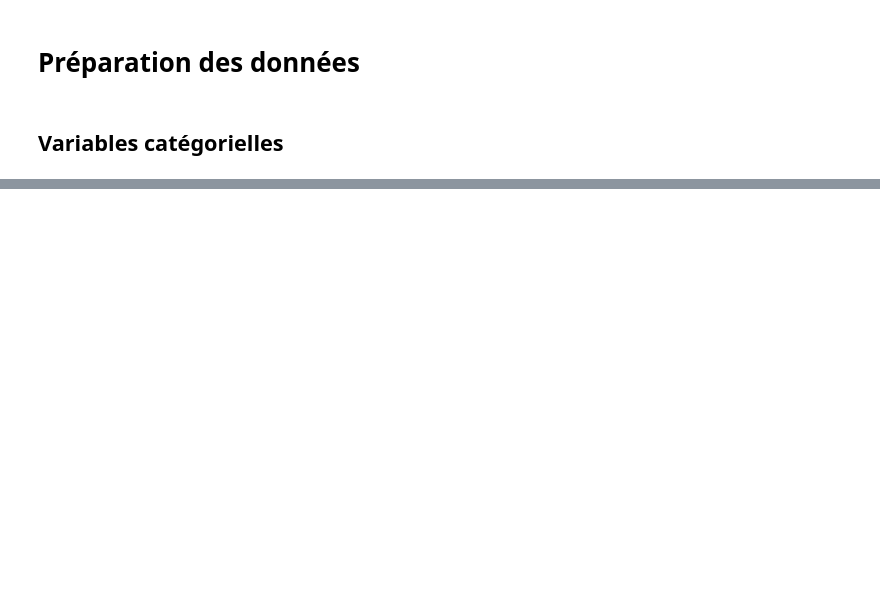
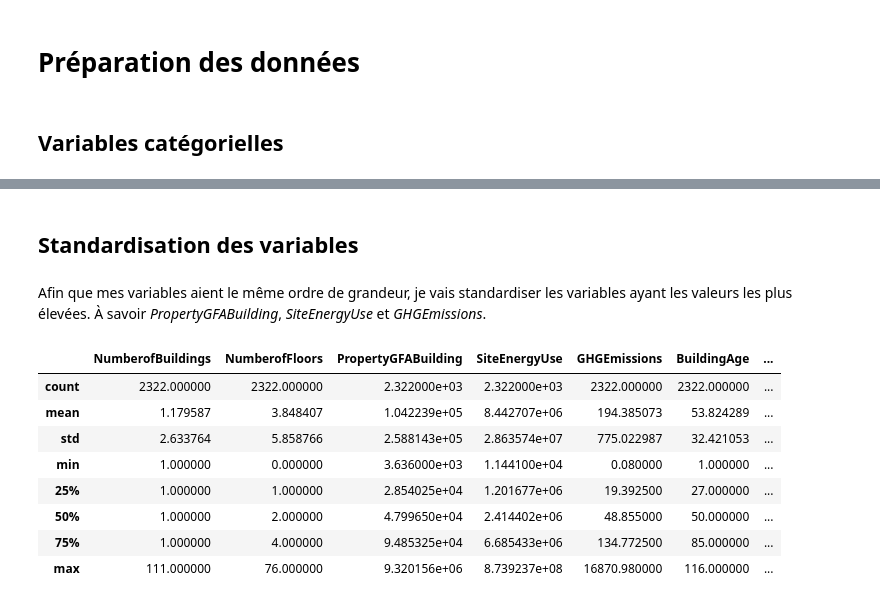
Before and after one commit to sebastienbourgeois/oc-p4-anticiper-besoin-consommation-batiments, a Jupyter notebook: Pelec_02_code.ipynb, the cells around one changed output, grey strips where cells are left out. Cells and saved outputs as stored; diff of their text form; code cells hidden in the pictures; blank space fills up the shorter version.

Commit message:
Préparation des données : modalités topées et standardisation des données

```diff
--- a/Pelec_02_code.ipynb
+++ b/Pelec_02_code.ipynb
@@ -84,0 +85,20 @@ variables_categorielles = []
+# %%
+s = (batiments_data_modeles.dtypes == 'object')
+variables_categorielles = list(s[s].index)
+# %%
+modalites_topees = pd.get_dummies(batiments_data_modeles[variables_categorielles], drop_first=True)
+batiments_data_topees = batiments_data_modeles.drop(columns=variables_categorielles)
+batiments_data_topees = pd.concat([batiments_data_topees, modalites_topees], axis=1)
+batiments_data_topees.rename(
+    columns={"BuildingType_Nonresidential COS": "BuildingType_NonResidential_COS",
+             "BuildingType_Nonresidential WA": "BuildingType_NonResidential_WA",
+             "BuildingType_SPS-District K-12": "BuildingType_SPS_District_K-12",
+             "Neighborhood_GREATER DUWAMISH": "Neighborhood_GREATER_DUWAMISH",
+             "Neighborhood_LAKE UNION": "Neighborhood_LAKE_UNION",
+             "Neighborhood_MAGNOLIA / QUEEN ANNE": "Neighborhood_MAGNOLIA_QUEEN_ANNE",
+             "GatheredPrimaryPropertyType_Medical and Care": "GatheredPrimaryPropertyType_Medical_and_Care",
+             "GatheredPrimaryPropertyType_Mixed Use Property": "GatheredPrimaryPropertyType_Mixed_Use_Property",
+             "GatheredPrimaryPropertyType_Residence Hall": "GatheredPrimaryPropertyType_Residence_Hall",
+             "GatheredPrimaryPropertyType_Self-Storage Facility": "GatheredPrimaryPropertyType_Self_Storage_Facility",
+             "GatheredPrimaryPropertyType_Worship Facility": "GatheredPrimaryPropertyType_Worship_Facility"},
+    inplace=True)
@@ -84,0 +134,16 @@ variables_categorielles = []
+# %% [markdown]
+## Standardisation des variables
+# %% [markdown]
+Afin que mes variables aient le même ordre de grandeur, je vais standardiser les variables ayant les valeurs les plus élevées. À savoir *PropertyGFABuilding*, *SiteEnergyUse* et *GHGEmissions*.
+# %%
+batiments_data_topees.describe()
+# %% [output]
+|  | NumberofBuildings | NumberofFloors | PropertyGFABuilding | SiteEnergyUse | GHGEmissions | BuildingAge | ... |
+| count | 2322.000000 | 2322.000000 | 2.322000e+03 | 2.322000e+03 | 2322.000000 | 2322.000000 | ... |
+| mean | 1.179587 | 3.848407 | 1.042239e+05 | 8.442707e+06 | 194.385073 | 53.824289 | ... |
+| std | 2.633764 | 5.858766 | 2.588143e+05 | 2.863574e+07 | 775.022987 | 32.421053 | ... |
+| min | 1.000000 | 0.000000 | 3.636000e+03 | 1.144100e+04 | 0.080000 | 1.000000 | ... |
+| 25% | 1.000000 | 1.000000 | 2.854025e+04 | 1.201677e+06 | 19.392500 | 27.000000 | ... |
+| 50% | 1.000000 | 2.000000 | 4.799650e+04 | 2.414402e+06 | 48.855000 | 50.000000 | ... |
+| 75% | 1.000000 | 4.000000 | 9.485325e+04 | 6.685433e+06 | 134.772500 | 85.000000 | ... |
+| max | 111.000000 | 76.000000 | 9.320156e+06 | 8.739237e+08 | 16870.980000 | 116.000000 | ... |
```
Also changed, not shown: parts of 9 cells of this notebook.
